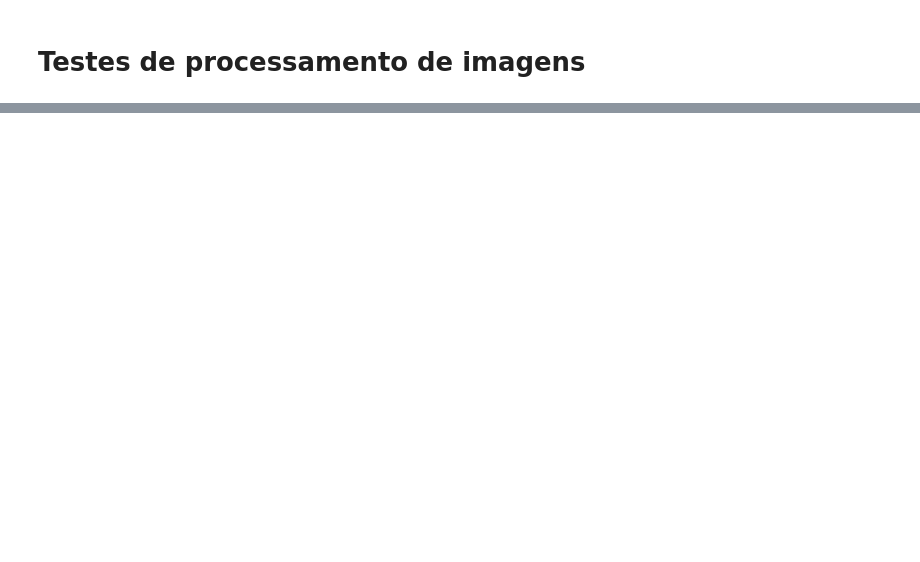
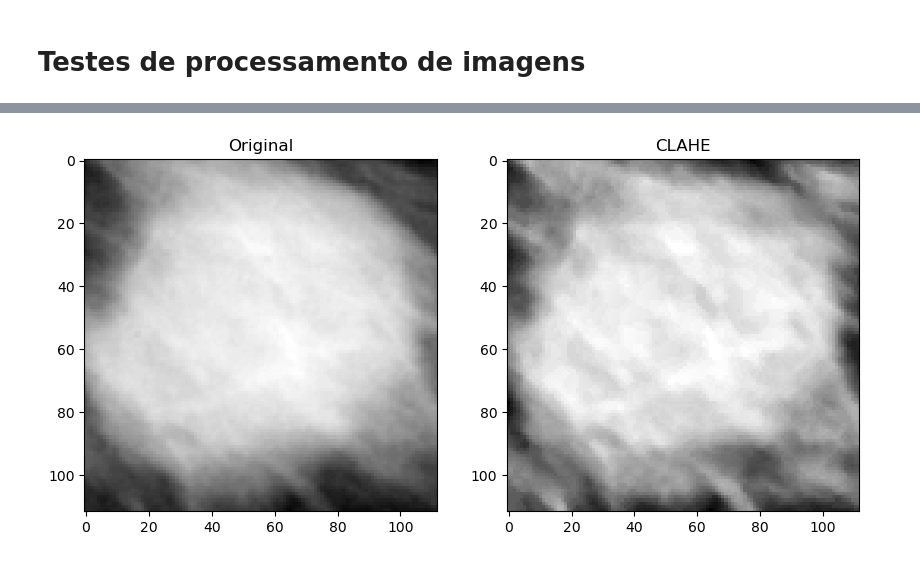
Before and after one commit to matheusssilva991/Radiomica, a Jupyter notebook: src/mamografia/testes_processamento_imagem.ipynb, the cells around one changed output, grey strips where cells are left out. Drawn from its saved outputs; the diff is of its cells as text; code cells hidden in the pictures; blank space fills up the shorter version.

```diff
--- a/src/mamografia/testes_processamento_imagem.ipynb
+++ b/src/mamografia/testes_processamento_imagem.ipynb
@@ -371,0 +44,14 @@ plt.show()
+# %%
+median_cropp = cv2.medianBlur(cropp, 3)
+clahe_image = cv2.createCLAHE(clipLimit=6.0, tileGridSize=(8, 8)).apply(median_cropp)
+
+fig, axs = plt.subplots(1, 2, figsize=(10, 5))
+axs[0].imshow(cropp, cmap="gray")
+axs[0].set_title("Original")
+
+axs[1].imshow(clahe_image, cmap="gray")
+axs[1].set_title("CLAHE")
+
+plt.show()
+# %% [output]
+[figure, added]
```
Also changed, not shown: parts of 40 cells of this notebook, 14 other files.
